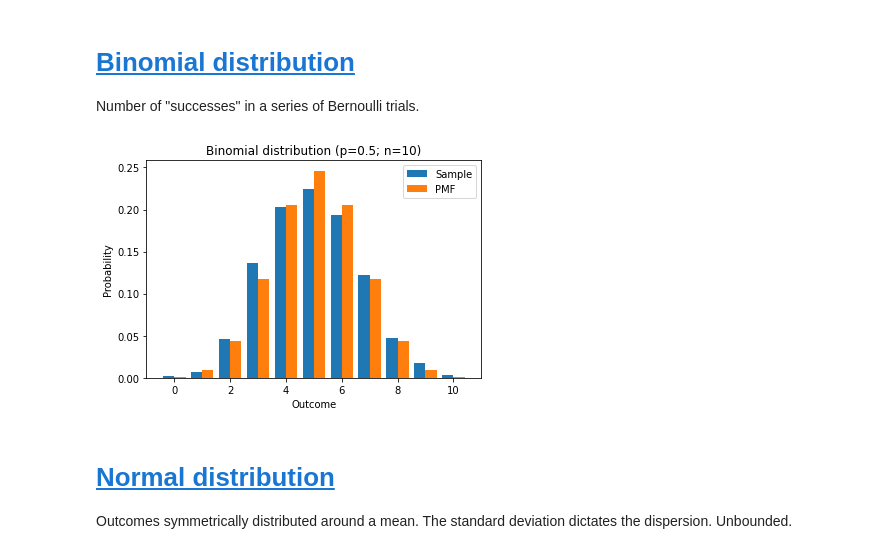
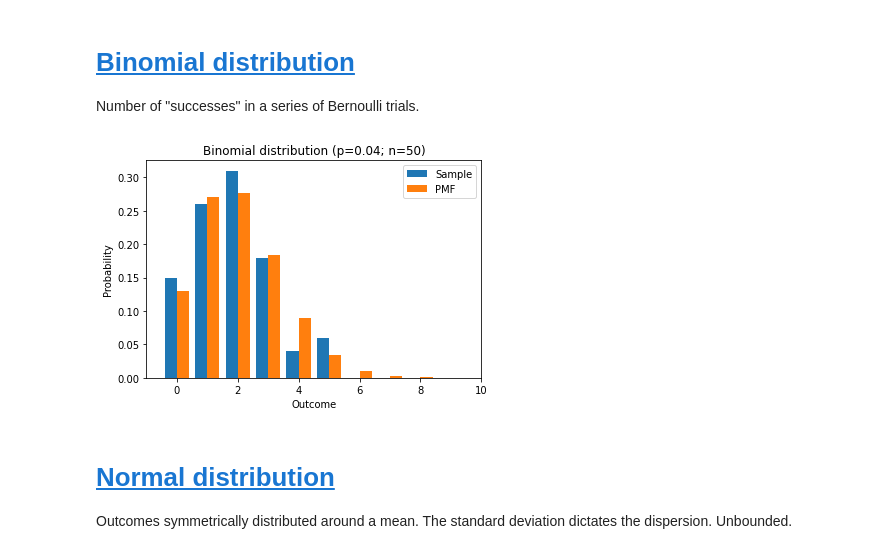
Before and after one commit to alexeimarcilio/Emeritus, a Jupyter notebook: EmeritusGit/applieddatascience-live-master/pol_office_hours/09_Distributions.ipynb, the cells around one changed output. Saved outputs shown, nothing was run; the diff lists cells and outputs as text; code cells hidden in the pictures.

```diff
--- a/EmeritusGit/applieddatascience-live-master/pol_office_hours/09_Distributions.ipynb
+++ b/EmeritusGit/applieddatascience-live-master/pol_office_hours/09_Distributions.ipynb
@@ -70,27 +70,27 @@ plt.show()
 # [Binomial distribution](https://docs.scipy.org/doc/scipy/reference/generated/scipy.stats.binom.html)
 Number of "successes" in a series of Bernoulli trials.
 # %%
-p = 0.5  # Probability of "success".
-n = 10   # Number of trials per sample.
-s = 1000 # Sample size.
+p = 0.04  # Probability of "success".
+n = 50  # Number of trials per sample.
+s = 100 # Sample size.
 
 x = stats.binom.rvs(n, p, size = s)
 binom_sample = pd.Series(x).value_counts() / s
 binom_pmf = stats.binom.pmf(range(n + 1), n, p)
 
-width = 0.4
+width = .4
 plt.bar(binom_sample.index - width / 2, binom_sample, width=width)
 plt.bar(np.arange(n + 1) + width / 2, binom_pmf, width=width)
-plt.xlim([-1, n + 1])
+plt.xlim([-1, 10])
 
-plt.title('Binomial distribution (p=%.1f; n=%d)' % (p, n))
+plt.title('Binomial distribution (p=%.2f; n=%d)' % (p, n))
 plt.xlabel('Outcome')
 plt.ylabel('Probability')
 plt.legend(['Sample', 'PMF'])
 
 plt.show()
 # %% [output]
-[figure, old version]
+[figure, new version]
 # %% [markdown]
 # [Normal distribution](https://docs.scipy.org/doc/scipy/reference/generated/scipy.stats.norm.html)
 Outcomes symmetrically distributed around a mean. The standard deviation dictates the dispersion. Unbounded.
```
Also changed, not shown: parts of 15 cells of this notebook, 6 other files.
